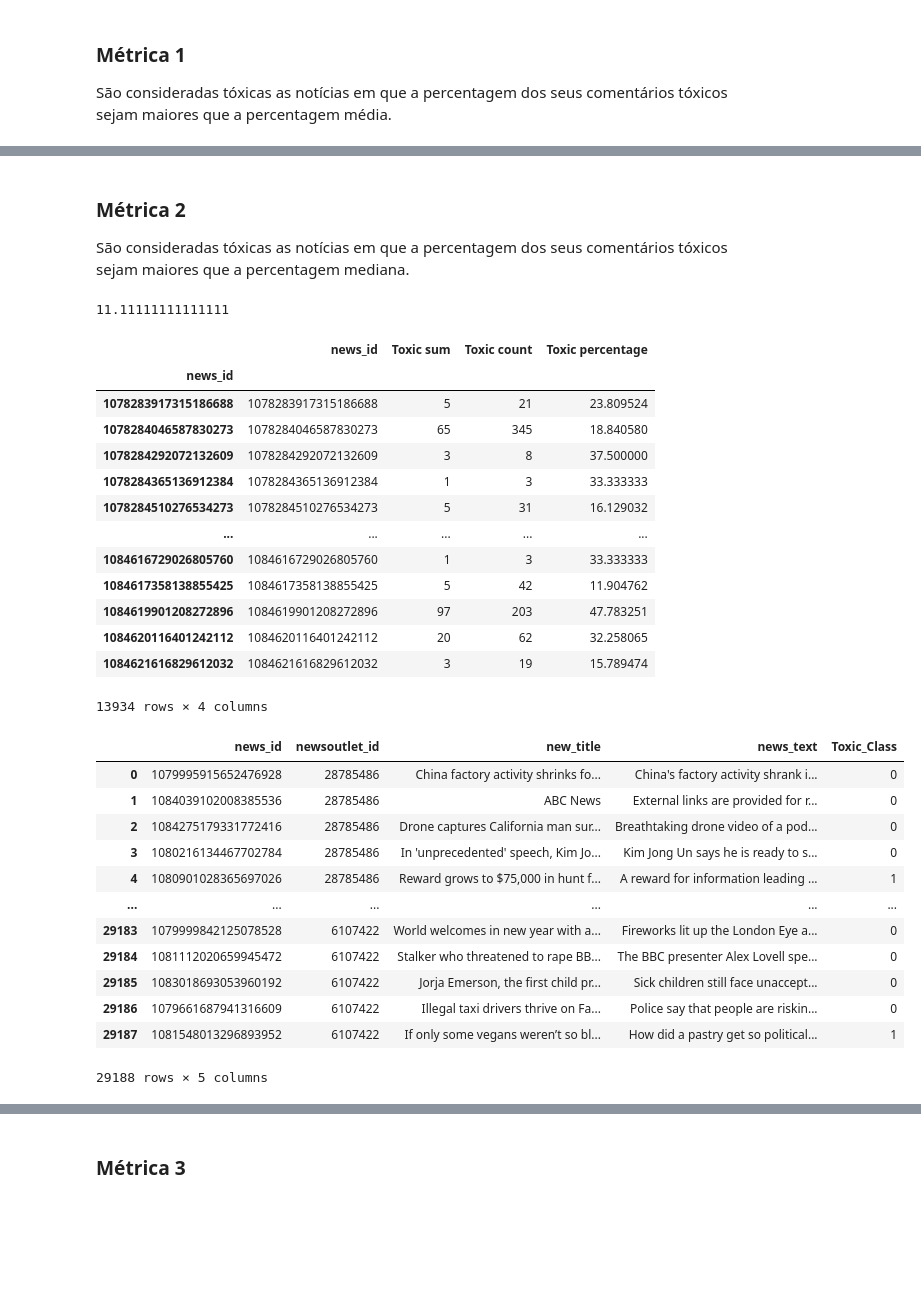
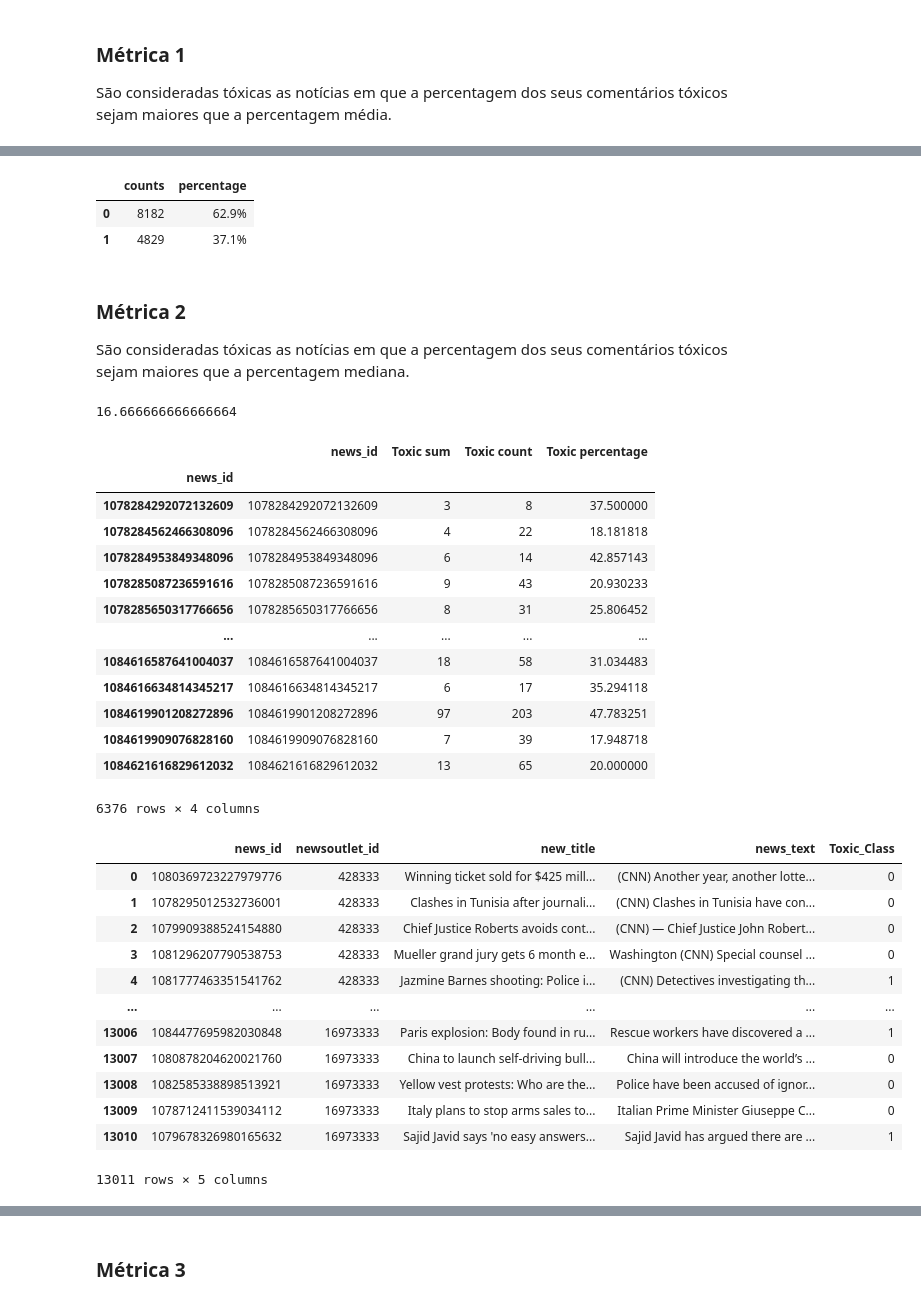
Before and after one commit to criscmendes/ProjetoIntegrado, a Jupyter notebook: News_Classification.ipynb, the cells around one changed output, grey strips where cells are left out. Cells and saved outputs as stored; diff of their text form; code cells hidden in the pictures; blank space fills up the shorter version.

```diff
--- a/News_Classification.ipynb
+++ b/News_Classification.ipynb
@@ -1,10 +1,12 @@
 # %%
 import pandas as pd
 import numpy as np
+import seaborn as sns
 
 outlets = pd.read_csv('outlets.csv')
 items = pd.read_csv('items.csv')
 ireplies = pd.read_csv('ireplies.csv')
+metadata = pd.read_csv('metadata.csv')
 # %%
-m1 = pd.merge(outlets, items, on = 'newsoutlet_id', how='inner')
-m1.head()
+df1 = pd.merge(outlets, items, on = 'newsoutlet_id', how='inner')
+df2 = pd.merge(df1,metadata, on = 'news_id', how='inner')
@@ -18,3 +13,2 @@ m1.head()
 # %%
-m = pd.merge(ireplies, m1, left_on='in_reply_to_news_id', right_on='news_id', how='inner')
-m.head()
+m = pd.merge(df2, ireplies, left_on='news_id', right_on='in_reply_to_news_id', how='inner')
@@ -133,3 +119,12 @@ print(f'{stat1[0]} ({stat2[0]}%) Notícias Não Tóxicas')
+# %%
+s = news_M1['Toxic_Class']
+counts = s.value_counts()
+percentage = s.value_counts(normalize=True).mul(100).round(1).astype(str) + '%'
+pd.DataFrame({'counts': counts, 'percentage': percentage})
+# %% [output]
+|  | counts | percentage |
+| 0 | 8182 | 62.9% |
+| 1 | 4829 | 37.1% |
 # %% [markdown]
 ### Métrica 2
 São consideradas tóxicas as notícias em que a percentagem dos seus comentários tóxicos sejam maiores que a percentagem mediana.
@@ -138,7 +133,7 @@ São consideradas tóxicas as notícias em que a percentagem dos seus comentári
 mediana = news_stat['Toxic percentage'].median()
 mediana
 # %% [output]
-11.11111111111111
+16.666666666666664
 # %%
 # notícias consideradas geradoras de toxicidade (pela MEDIANA)
 toxic_median = news_stat[news_stat['Toxic percentage'] > mediana]
@@ -146,43 +141,43 @@ toxic_median
 # %% [output]
 |  | news_id | Toxic sum | Toxic count | Toxic percentage |
 | news_id |  |  |  |  |
-| 1078283917315186688 | 1078283917315186688 | 5 | 21 | 23.809524 |
-| 1078284046587830273 | 1078284046587830273 | 65 | 345 | 18.840580 |
 | 1078284292072132609 | 1078284292072132609 | 3 | 8 | 37.500000 |
-| 1078284365136912384 | 1078284365136912384 | 1 | 3 | 33.333333 |
-| 1078284510276534273 | 1078284510276534273 | 5 | 31 | 16.129032 |
+| 1078284562466308096 | 1078284562466308096 | 4 | 22 | 18.181818 |
+| 1078284953849348096 | 1078284953849348096 | 6 | 14 | 42.857143 |
+| 1078285087236591616 | 1078285087236591616 | 9 | 43 | 20.930233 |
+| 1078285650317766656 | 1078285650317766656 | 8 | 31 | 25.806452 |
 | ... | ... | ... | ... | ... |
-| 1084616729026805760 | 1084616729026805760 | 1 | 3 | 33.333333 |
-| 1084617358138855425 | 1084617358138855425 | 5 | 42 | 11.904762 |
+| 1084616587641004037 | 1084616587641004037 | 18 | 58 | 31.034483 |
+| 1084616634814345217 | 1084616634814345217 | 6 | 17 | 35.294118 |
 | 1084619901208272896 | 1084619901208272896 | 97 | 203 | 47.783251 |
-| 1084620116401242112 | 1084620116401242112 | 20 | 62 | 32.258065 |
-| 1084621616829612032 | 1084621616829612032 | 3 | 19 | 15.789474 |
+| 1084619909076828160 | 1084619909076828160 | 7 | 39 | 17.948718 |
+| 1084621616829612032 | 1084621616829612032 | 13 | 65 | 20.000000 |
-13934 rows × 4 columns
+6376 rows × 4 columns
 # %%
 # news_ids de notícias geradoras de toxicidade (lista)
 txc_ids_md = list(toxic_median['news_id'])
 
 # Notícias classificadas
-items_m2 = items
+items_m2 = df2
 items_m2['Toxic_Class'] = np.where(items_m2['news_id'].isin(txc_ids_md), 1, 0)
 
 # Seleção de colunas
-news_M2 = items_m1[['news_id','newsoutlet_id','new_title','news_text','Toxic_Class']]
+news_M2 = items_m2[['news_id','newsoutlet_id','new_title','news_text','Toxic_Class']]
 news_M2
 # %% [output]
 |  | news_id | newsoutlet_id | new_title | news_text | Toxic_Class |
-| 0 | 1079995915652476928 | 28785486 | China factory activity shrinks fo... | China's factory activity shrank i... | 0 |
-| 1 | 1084039102008385536 | 28785486 | ABC News | External links are provided for r... | 0 |
-| 2 | 1084275179331772416 | 28785486 | Drone captures California man sur... | Breathtaking drone video of a pod... | 0 |
-| 3 | 1080216134467702784 | 28785486 | In 'unprecedented' speech, Kim Jo... | Kim Jong Un says he is ready to s... | 0 |
-| 4 | 1080901028365697026 | 28785486 | Reward grows to $75,000 in hunt f... | A reward for information leading ... | 1 |
+| 0 | 1080369723227979776 | 428333 | Winning ticket sold for $425 mill... | (CNN) Another year, another lotte... | 0 |
+| 1 | 1078295012532736001 | 428333 | Clashes in Tunisia after journali... | (CNN) Clashes in Tunisia have con... | 0 |
+| 2 | 1079909388524154880 | 428333 | Chief Justice Roberts avoids cont... | (CNN) — Chief Justice John Robert... | 0 |
+| 3 | 1081296207790538753 | 428333 | Mueller grand jury gets 6 month e... | Washington (CNN) Special counsel ... | 0 |
+| 4 | 1081777463351541762 | 428333 | Jazmine Barnes shooting: Police i... | (CNN) Detectives investigating th... | 1 |
 | ... | ... | ... | ... | ... | ... |
-| 29183 | 1079999842125078528 | 6107422 | World welcomes in new year with a... | Fireworks lit up the London Eye a... | 0 |
-| 29184 | 1081112020659945472 | 6107422 | Stalker who threatened to rape BB... | The BBC presenter Alex Lovell spe... | 0 |
-| 29185 | 1083018693053960192 | 6107422 | Jorja Emerson, the first child pr... | Sick children still face unaccept... | 0 |
-| 29186 | 1079661687941316609 | 6107422 | Illegal taxi drivers thrive on Fa... | Police say that people are riskin... | 0 |
-| 29187 | 1081548013296893952 | 6107422 | If only some vegans weren’t so bl... | How did a pastry get so political... | 1 |
+| 13006 | 1084477695982030848 | 16973333 | Paris explosion: Body found in ru... | Rescue workers have discovered a ... | 1 |
+| 13007 | 1080878204620021760 | 16973333 | China to launch self-driving bull... | China will introduce the world’s ... | 0 |
+| 13008 | 1082585338898513921 | 16973333 | Yellow vest protests: Who are the... | Police have been accused of ignor... | 0 |
+| 13009 | 1078712411539034112 | 16973333 | Italy plans to stop arms sales to... | Italian Prime Minister Giuseppe C... | 0 |
+| 13010 | 1079678326980165632 | 16973333 | Sajid Javid says 'no easy answers... | Sajid Javid has argued there are ... | 1 |
-29188 rows × 5 columns
+13011 rows × 5 columns
 # %%
 stat1 = news_M2['Toxic_Class'].value_counts()
 stat2 = news_M2['Toxic_Class'].value_counts(normalize=True)*100
```
Also changed, not shown: parts of 22 cells of this notebook, 38 other files.
